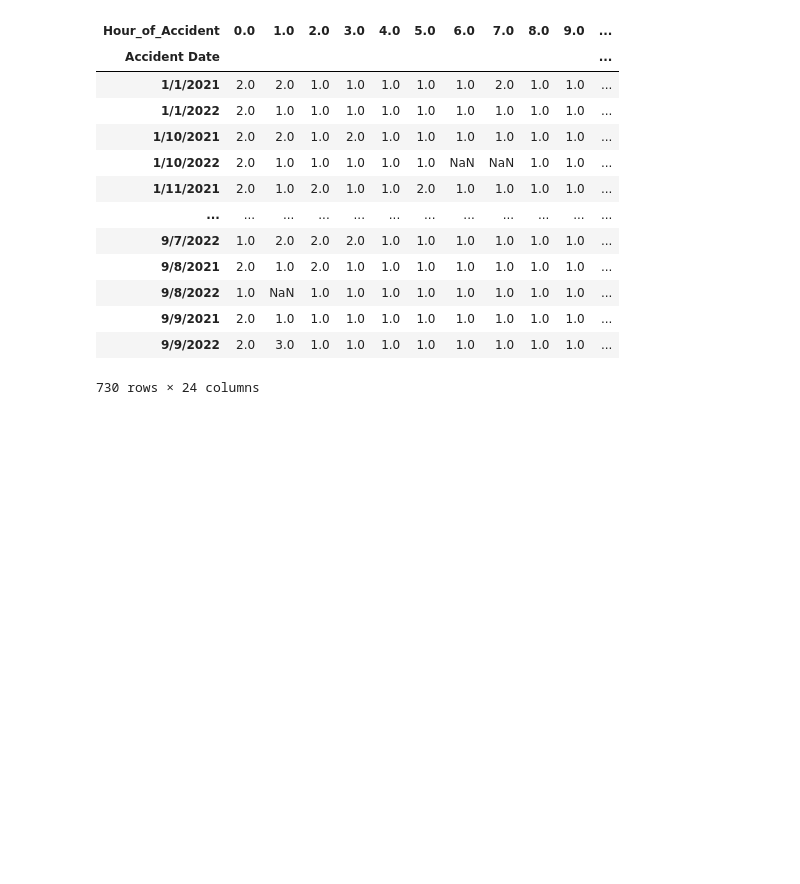
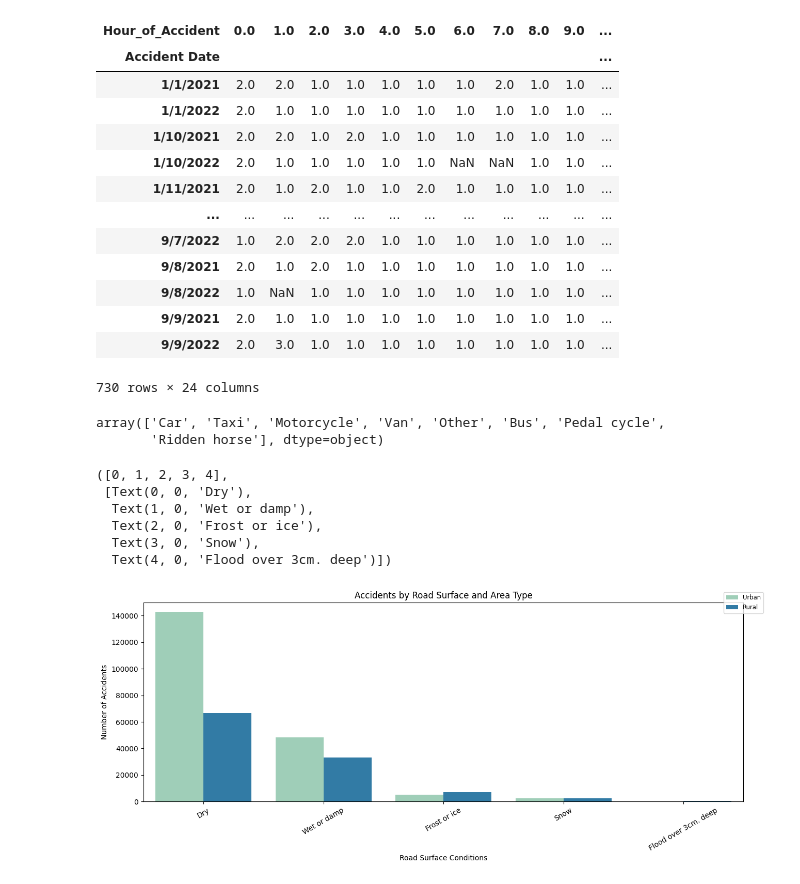
Before and after one commit to alixkaw/DPP-1, a Jupyter notebook: notebooks/01_exploration.ipynb, the cells around one changed output. Saved outputs shown, nothing was run; the diff lists cells and outputs as text; code cells hidden in the pictures; blank space fills up the shorter version.

```diff
--- a/notebooks/01_exploration.ipynb
+++ b/notebooks/01_exploration.ipynb
@@ -232,22 +232,47 @@ pivot_table
 category_mapping = {
     'Car': 'Car',
     'Taxi/Private hire car': 'Taxi',
-    'Bus or coach (17 or more pass seats)': 'Bus',
-    'Pedal cycle': 'Pedal cycle',
-    'Ridden horse': 'Ridden horse',
-
-    # Zusammengefasste Gruppen
+    'Motorcycle over 500cc': 'Motorcycle',
     'Van / Goods 3.5 tonnes mgw or under': 'Van',
     'Goods over 3.5t. and under 7.5t': 'Other',
+    'Motorcycle 125cc and under': 'Motorcycle',
+    'Motorcycle 50cc and under': 'Motorcycle',
+    'Bus or coach (17 or more pass seats)': 'Bus',
     'Goods 7.5 tonnes mgw and over': 'Other',
+    'Other vehicle': 'Other',
+    'Motorcycle over 125cc and up to 500cc': 'Motorcycle',
     'Agricultural vehicle': 'Other',
     'Minibus (8 - 16 passenger seats)': 'Other',
-    'Other vehicle': 'Other',
-
-    'Motorcycle over 500cc': 'Motorcycle',
-    'Motorcycle over 125cc and up to 500cc': 'Motorcycle',
-    'Motorcycle 125cc and under': 'Motorcycle',
-    'Motorcycle 50cc and under': 'Motorcycle'
+    'Pedal cycle': 'Pedal cycle',
+    'Ridden horse': 'Ridden horse'
 }
 
+# Map values in 'Vehicle_Type' column to the specified categories
 df['Vehicle_Type'] = df['Vehicle_Type'].map(category_mapping)
+
+df['Vehicle_Type'].unique()
+# %% [output]
+array(['Car', 'Taxi', 'Motorcycle', 'Van', 'Other', 'Bus', 'Pedal cycle',
+       'Ridden horse'], dtype=object)
+# %%
+# Create a figure with a specified size (width=15, height=5)
+plt.figure(figsize=(15, 5))
+
+# Create a count plot to visualize the distribution of accidents based on road surface conditions
+sns.countplot(data=df, x='Road_Surface_Conditions', palette="YlGnBu", hue='Urban_or_Rural_Area')
+
+# Add a legend to the upper left corner outside the plot area
+plt.legend(bbox_to_anchor=(1, 1), loc='center', fontsize='small')
+
+plt.xlabel('Road Surface Conditions')
+plt.ylabel('Number of Accidents')
+plt.title('Accidents by Road Surface and Area Type')
+plt.xticks(rotation=30)
+# %% [output]
+([0, 1, 2, 3, 4],
+ [Text(0, 0, 'Dry'),
+  Text(1, 0, 'Wet or damp'),
+  Text(2, 0, 'Frost or ice'),
+  Text(3, 0, 'Snow'),
+  Text(4, 0, 'Flood over 3cm. deep')])
+[figure, added]
```
Also changed, not shown: parts of 1 cell of this notebook.
